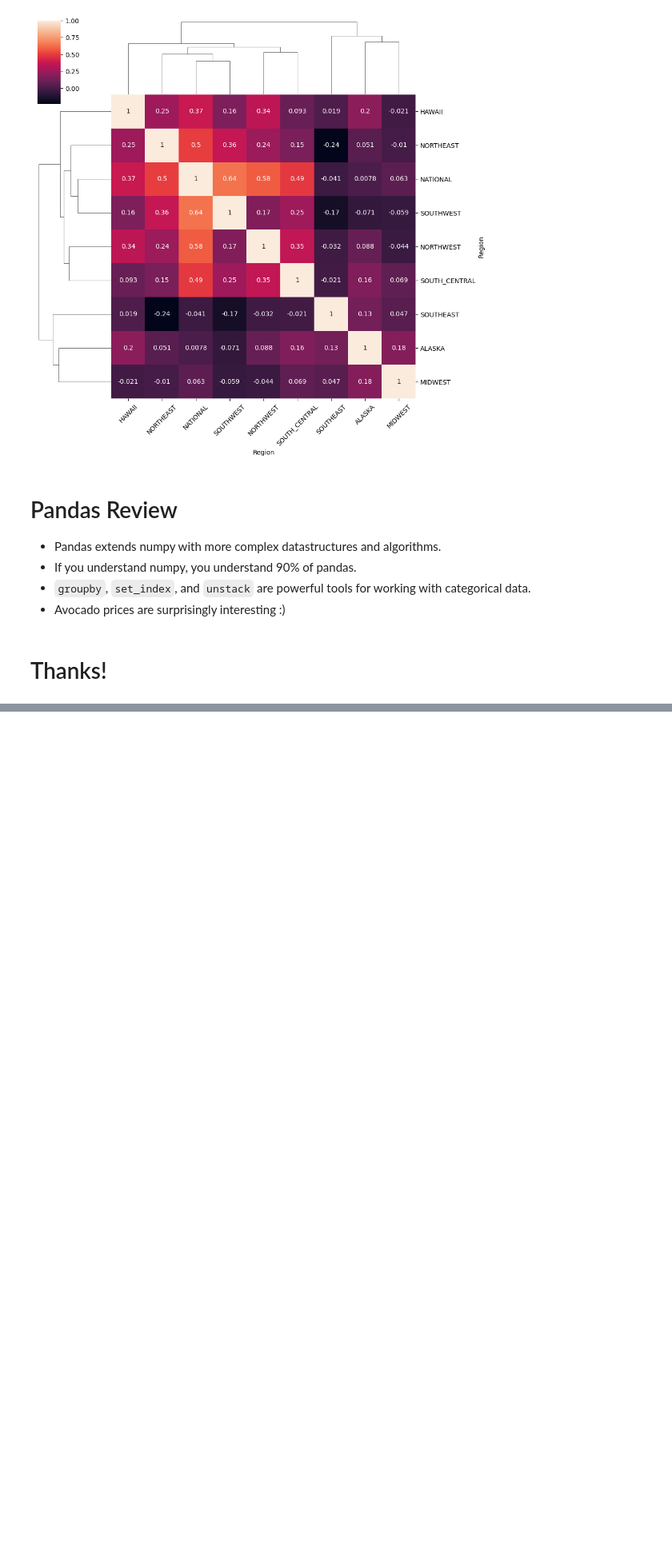
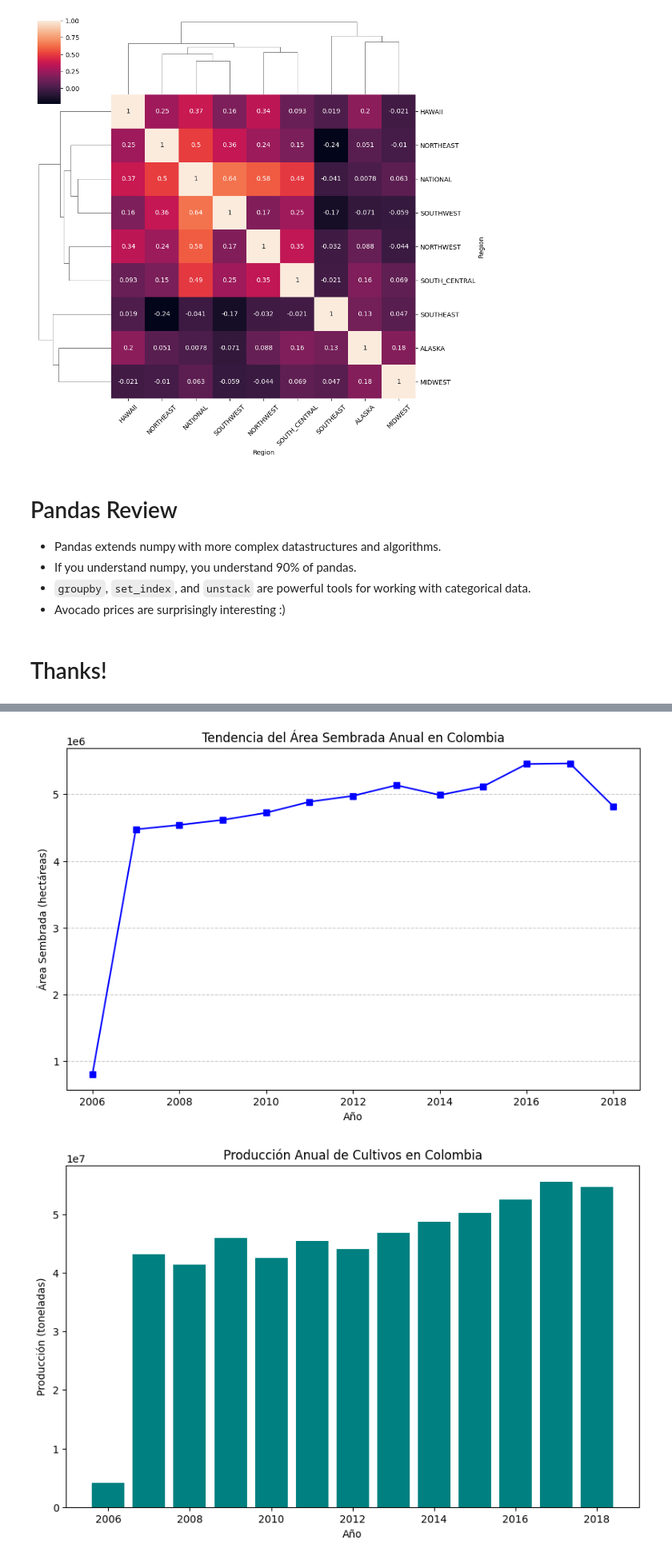
Before and after one commit to CamiloG3/AlgorithmsUN2024II, a Jupyter notebook: LAB2/CamiloG3_Lab_2.ipynb, the cells around one changed output, grey strips where cells are left out. Shown at 80% size. Cells and saved outputs as stored; diff of their text form; code cells hidden in the pictures; blank space fills up the shorter version.

```diff
--- a/LAB2/CamiloG3_Lab_2.ipynb
+++ b/LAB2/CamiloG3_Lab_2.ipynb
@@ -1843,0 +1848,47 @@ ax.set_xticklabels(ax.get_xticklabels(), rotation=45);
+# %%
+import pandas as pd
+import matplotlib.pyplot as plt
+
+# Lectura de datos desde el archivo
+datos = pd.read_csv("EvaluacionesAgropecuarias.csv")
+
+# GRÁFICO 1
+area_anual = datos.groupby('AÑO')['Área Sembrada\n(ha)'].sum()
+plt.figure(figsize=(10, 6))
+plt.plot(area_anual.index, area_anual.values, marker='s', color='blue')
+plt.title("Tendencia del Área Sembrada Anual en Colombia")
+plt.xlabel("Año")
+plt.ylabel("Área Sembrada (hectáreas)")
+plt.grid(axis='y', linestyle='--', alpha=0.7)
+plt.show()
+
+# GRÁFICO 2:
+produccion_total = datos.groupby('AÑO')['Producción\n(t)'].sum()
+plt.figure(figsize=(10, 6))
+plt.bar(produccion_total.index, produccion_total.values, color='teal')
+plt.title("Producción Anual de Cultivos en Colombia")
+plt.xlabel("Año")
+plt.ylabel("Producción (toneladas)")
+plt.show()
+
+# GRÁFICO 3:
+rendimiento_prom = datos.groupby('GRUPO \nDE CULTIVO')['Rendimiento\n(t/ha)'].mean()
+plt.figure(figsize=(10, 8))
+rendimiento_prom.sort_values().plot(kind='barh', color='magenta')
+plt.title("Rendimiento Promedio de Cultivos por Grupo")
+plt.xlabel("Rendimiento (t/ha)")
+plt.ylabel("Grupo de Cultivo")
+plt.grid(axis='x', linestyle='--', alpha=0.5)
+plt.show()
+
+# GRÁFICO 4:
+area_cosechada = datos.groupby('DEPARTAMENTO')['Área Cosechada\n(ha)'].sum()
+top_departamentos = area_cosechada.nlargest(10)
+plt.figure(figsize=(10, 10))
+top_departamentos.plot(kind='pie', autopct='%1.2f%%', startangle=90, colormap='Spectral')
+plt.title("Proporción del Área Cosechada por Departamento")
+plt.ylabel("")
+plt.show()
+# %% [output]
+[figure, added]
+[figure, added]
```
Also changed, not shown: parts of 2 cells of this notebook.
